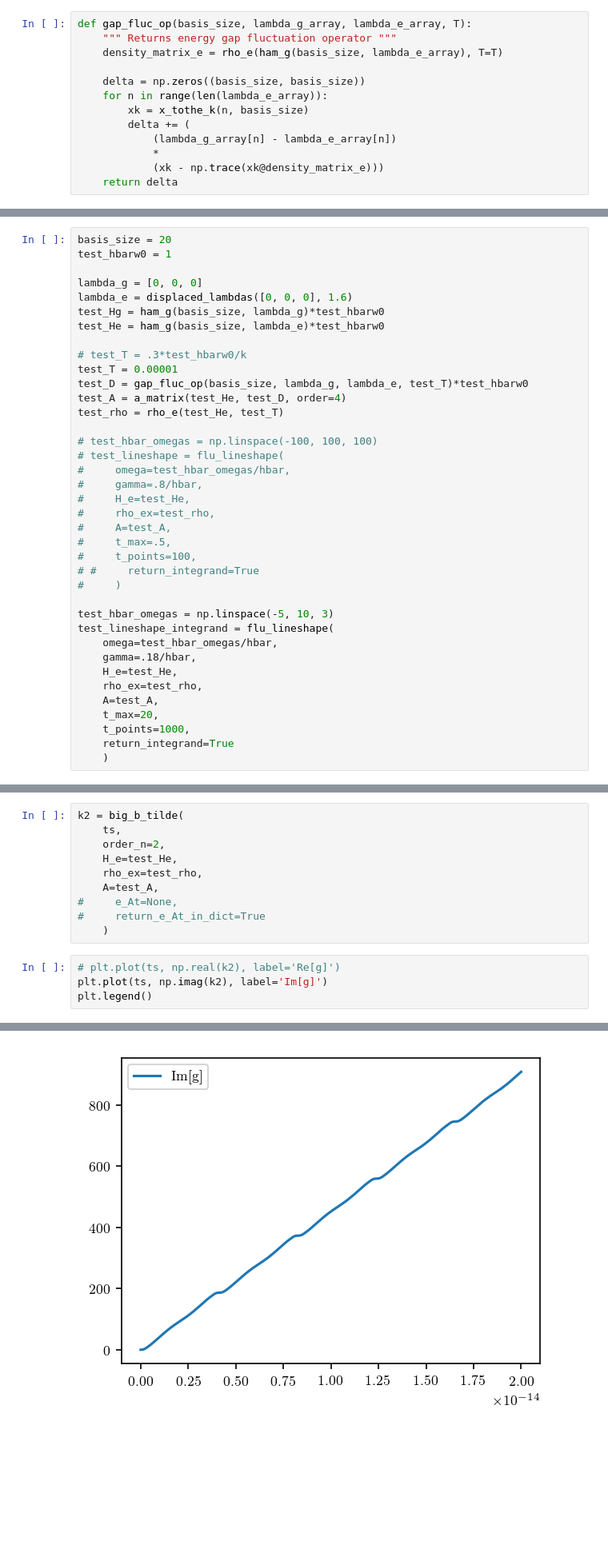
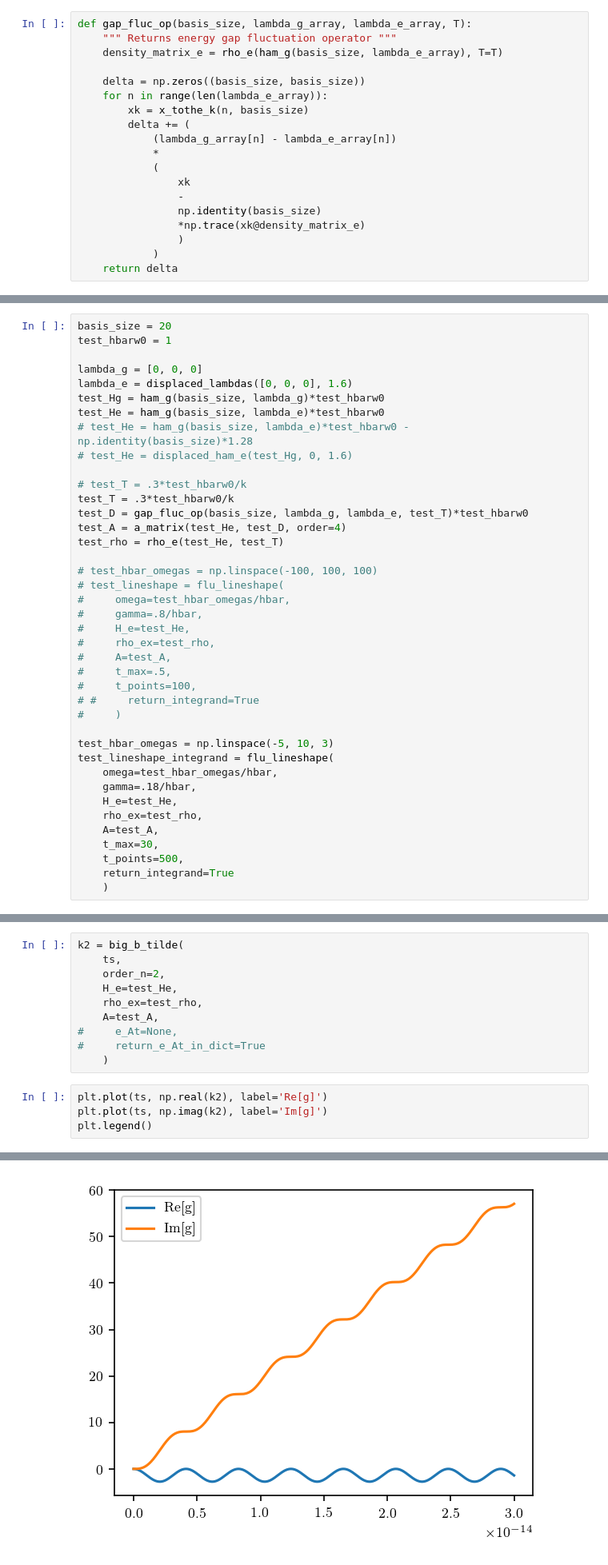
Before and after one commit to HarrisonGoldwyn/modeling_TAHz_emission, a Jupyter notebook: notebooks/harmonic_limit_Anda.ipynb, the cells around one changed output, grey strips where cells are left out. Shown at 80% size. Drawn from its saved outputs; the diff is of its cells as text; blank space fills up the shorter version.

Commit message:
updates to notebook comparing matrix exp method with direct integration.

```diff
--- a/notebooks/harmonic_limit_Anda.ipynb
+++ b/notebooks/harmonic_limit_Anda.ipynb
@@ -159,7 +160,13 @@ def gap_fluc_op(basis_size, lambda_g_array, lambda_e_array, T):
         delta += (
             (lambda_g_array[n] - lambda_e_array[n])
             *
-            (xk - np.trace(xk@density_matrix_e)))
+            (
+                xk
+                -
+                np.identity(basis_size)
+                *np.trace(xk@density_matrix_e)
+                )
+            )
     return delta
 # %%
 gap_fluc_op(4, [0,0,1], [1,0,2], T=0)
@@ -377,9 +384,11 @@ lambda_g = [0, 0, 0]
 lambda_e = displaced_lambdas([0, 0, 0], 1.6)
 test_Hg = ham_g(basis_size, lambda_g)*test_hbarw0
 test_He = ham_g(basis_size, lambda_e)*test_hbarw0
+# test_He = ham_g(basis_size, lambda_e)*test_hbarw0 - np.identity(basis_size)*1.28
+# test_He = displaced_ham_e(test_Hg, 0, 1.6)
 
 # test_T = .3*test_hbarw0/k
-test_T = 0.00001
+test_T = .3*test_hbarw0/k
 test_D = gap_fluc_op(basis_size, lambda_g, lambda_e, test_T)*test_hbarw0
 test_A = a_matrix(test_He, test_D, order=4)
 test_rho = rho_e(test_He, test_T)
@@ -403,7 +412,7 @@ test_lineshape_integrand = flu_lineshape(
     H_e=test_He,
     rho_ex=test_rho,
     A=test_A,
-    t_max=20,
-    t_points=1000,
+    t_max=30,
+    t_points=500,
     return_integrand=True
     )
@@ -430,12 +455,12 @@ k2 = big_b_tilde(
 #     return_e_At_in_dict=True
     )
 # %%
-# plt.plot(ts, np.real(k2), label='Re[g]')
+plt.plot(ts, np.real(k2), label='Re[g]')
 plt.plot(ts, np.imag(k2), label='Im[g]')
 plt.legend()
 # %% [output]
 <matplotlib.legend.Legend at 0x...>
-[figure, old version]
+[figure, new version]
 # %%
 fig, axs = plt.subplots(1, 2)
 
```
Also changed, not shown: parts of 35 cells of this notebook.
